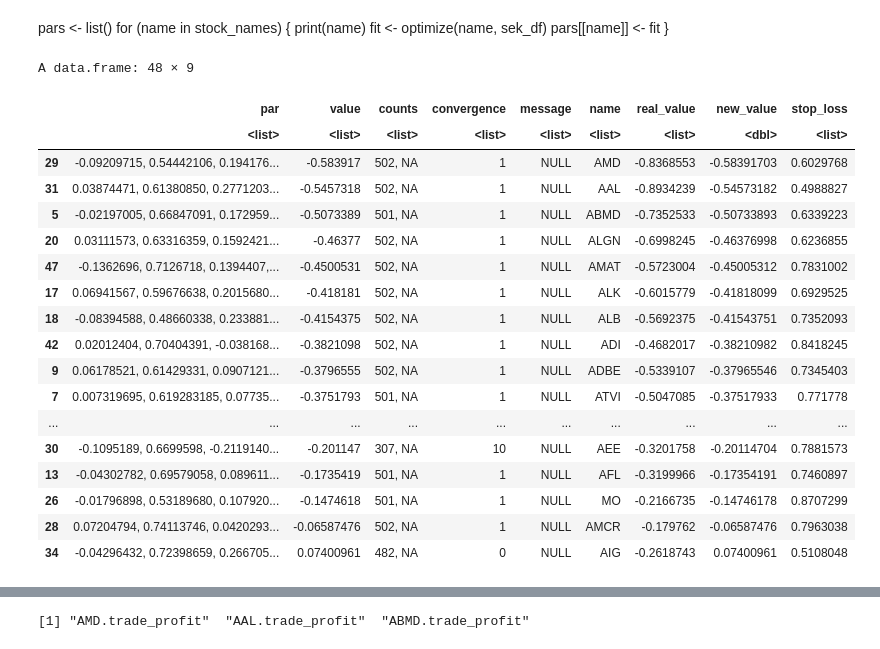
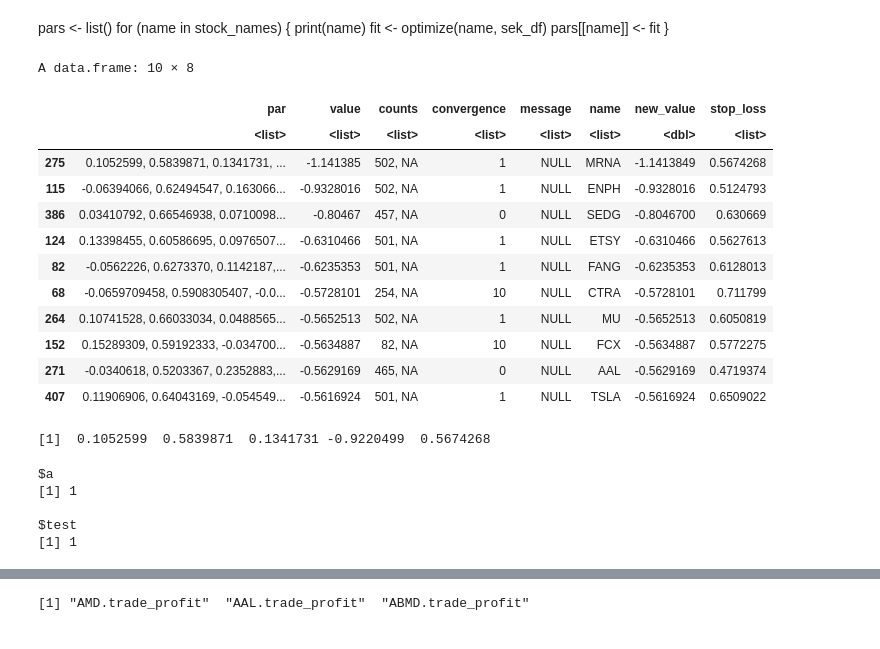
Before and after one commit to smartestrobotdai/portfolio, a Jupyter notebook: r-code/kalman-3.ipynb, the cells around one changed output, grey strips where cells are left out. Saved outputs shown, nothing was run; the diff lists cells and outputs as text; code cells hidden in the pictures.

```diff
--- a/r-code/kalman-3.ipynb
+++ b/r-code/kalman-3.ipynb
@@ -533,31 +325,34 @@ stopCluster(my.cluster)
 saveRDS(pars, file="parameters_par.rds")
 # %%
 pars <- readRDS(file="parameters_par_3.rds")
+# %%
+files <- list.files(path='.', pattern='parameters_par.*\\.rds', full.names = TRUE)
 # %%
-nums <- seq(6)
-my_func <- function(x) do.call(rbind, readRDS(file=str_glue("parameters_par_{x}.rds")))
 
-df_pars <- do.call(rbind.data.frame, lapply(nums, my_func))
+my_func <- function(x) do.call(rbind, readRDS(file=x))
+
+df_pars <- do.call(rbind.data.frame, lapply(files, my_func))
 df_pars$new_value <- as.numeric(df_pars$value)
 df_pars$stop_loss <- lapply(df_pars[,'par'], function(x) x[5])
-df_pars[order(df_pars$new_value),]
+options <- df_pars[order(df_pars$new_value)[1:10],]
-# %% [output]
-A data.frame: 48 × 9
-|  | par | value | counts | convergence | message | name | real_value | new_value | stop_loss |
-|  | <list> | <list> | <list> | <list> | <list> | <list> | <list> | <dbl> | <list> |
-| 29 | -0.09209715, 0.54442106, 0.194176... | -0.583917 | 502, NA | 1 | NULL | AMD | -0.8368553 | -0.58391703 | 0.6029768 |
-| 31 | 0.03874471, 0.61380850, 0.2771203... | -0.5457318 | 502, NA | 1 | NULL | AAL | -0.8934239 | -0.54573182 | 0.4988827 |
-| 5 | -0.02197005, 0.66847091, 0.172959... | -0.5073389 | 501, NA | 1 | NULL | ABMD | -0.7352533 | -0.50733893 | 0.6339223 |
-| 20 | 0.03111573, 0.63316359, 0.1592421... | -0.46377 | 502, NA | 1 | NULL | ALGN | -0.6998245 | -0.46376998 | 0.6236855 |
-| 47 | -0.1362696, 0.7126718, 0.1394407,... | -0.4500531 | 502, NA | 1 | NULL | AMAT | -0.5723004 | -0.45005312 | 0.7831002 |
-| 17 | 0.06941567, 0.59676638, 0.2015680... | -0.418181 | 502, NA | 1 | NULL | ALK | -0.6015779 | -0.41818099 | 0.6929525 |
-| 18 | -0.08394588, 0.48660338, 0.233881... | -0.4154375 | 502, NA | 1 | NULL | ALB | -0.5692375 | -0.41543751 | 0.7352093 |
-| 42 | 0.02012404, 0.70404391, -0.038168... | -0.3821098 | 502, NA | 1 | NULL | ADI | -0.4682017 | -0.38210982 | 0.8418245 |
-| 9 | 0.06178521, 0.61429331, 0.0907121... | -0.3796555 | 502, NA | 1 | NULL | ADBE | -0.5339107 | -0.37965546 | 0.7345403 |
-| 7 | 0.007319695, 0.619283185, 0.07735... | -0.3751793 | 501, NA | 1 | NULL | ATVI | -0.5047085 | -0.37517933 | 0.771778 |
-| ... | ... | ... | ... | ... | ... | ... | ... | ... | ... |
-| 30 | -0.1095189, 0.6699598, -0.2119140... | -0.201147 | 307, NA | 10 | NULL | AEE | -0.3201758 | -0.20114704 | 0.7881573 |
-| 13 | -0.04302782, 0.69579058, 0.089611... | -0.1735419 | 501, NA | 1 | NULL | AFL | -0.3199966 | -0.17354191 | 0.7460897 |
-| 26 | -0.01796898, 0.53189680, 0.107920... | -0.1474618 | 501, NA | 1 | NULL | MO | -0.2166735 | -0.14746178 | 0.8707299 |
-| 28 | 0.07204794, 0.74113746, 0.0420293... | -0.06587476 | 502, NA | 1 | NULL | AMCR | -0.179762 | -0.06587476 | 0.7963038 |
-| 34 | -0.04296432, 0.72398659, 0.266705... | 0.07400961 | 482, NA | 0 | NULL | AIG | -0.2618743 | 0.07400961 | 0.5108048 |
+# %%
+options
+# %% [output]
+A data.frame: 10 × 8
+|  | par | value | counts | convergence | message | name | new_value | stop_loss |
+|  | <list> | <list> | <list> | <list> | <list> | <list> | <dbl> | <list> |
+| 275 | 0.1052599, 0.5839871, 0.1341731, ... | -1.141385 | 502, NA | 1 | NULL | MRNA | -1.1413849 | 0.5674268 |
+| 115 | -0.06394066, 0.62494547, 0.163066... | -0.9328016 | 502, NA | 1 | NULL | ENPH | -0.9328016 | 0.5124793 |
+| 386 | 0.03410792, 0.66546938, 0.0710098... | -0.80467 | 457, NA | 0 | NULL | SEDG | -0.8046700 | 0.630669 |
+| 124 | 0.13398455, 0.60586695, 0.0976507... | -0.6310466 | 501, NA | 1 | NULL | ETSY | -0.6310466 | 0.5627613 |
+| 82 | -0.0562226, 0.6273370, 0.1142187,... | -0.6235353 | 501, NA | 1 | NULL | FANG | -0.6235353 | 0.6128013 |
+| 68 | -0.0659709458, 0.5908305407, -0.0... | -0.5728101 | 254, NA | 10 | NULL | CTRA | -0.5728101 | 0.711799 |
+| 264 | 0.10741528, 0.66033034, 0.0488565... | -0.5652513 | 502, NA | 1 | NULL | MU | -0.5652513 | 0.6050819 |
+| 152 | 0.15289309, 0.59192333, -0.034700... | -0.5634887 | 82, NA | 10 | NULL | FCX | -0.5634887 | 0.5772275 |
+| 271 | -0.0340618, 0.5203367, 0.2352883,... | -0.5629169 | 465, NA | 0 | NULL | AAL | -0.5629169 | 0.4719374 |
+| 407 | 0.11906906, 0.64043169, -0.054549... | -0.5616924 | 501, NA | 1 | NULL | TSLA | -0.5616924 | 0.6509022 |
+# %%
+option_list <- split(options, 1:nrow(options))
+option_list[[1]]$par[[1]]
+# %% [output]
+[1]  0.1052599  0.5839871  0.1341731 -0.9220499  0.5674268
@@ -563,0 +364,8 @@ A data.frame: 48 × 9
+# %%
+a
+# %% [output]
+$a
+[1] 1
+
+$test
+[1] 1
```
Also changed, not shown: parts of 17 cells of this notebook, 1 other file.
